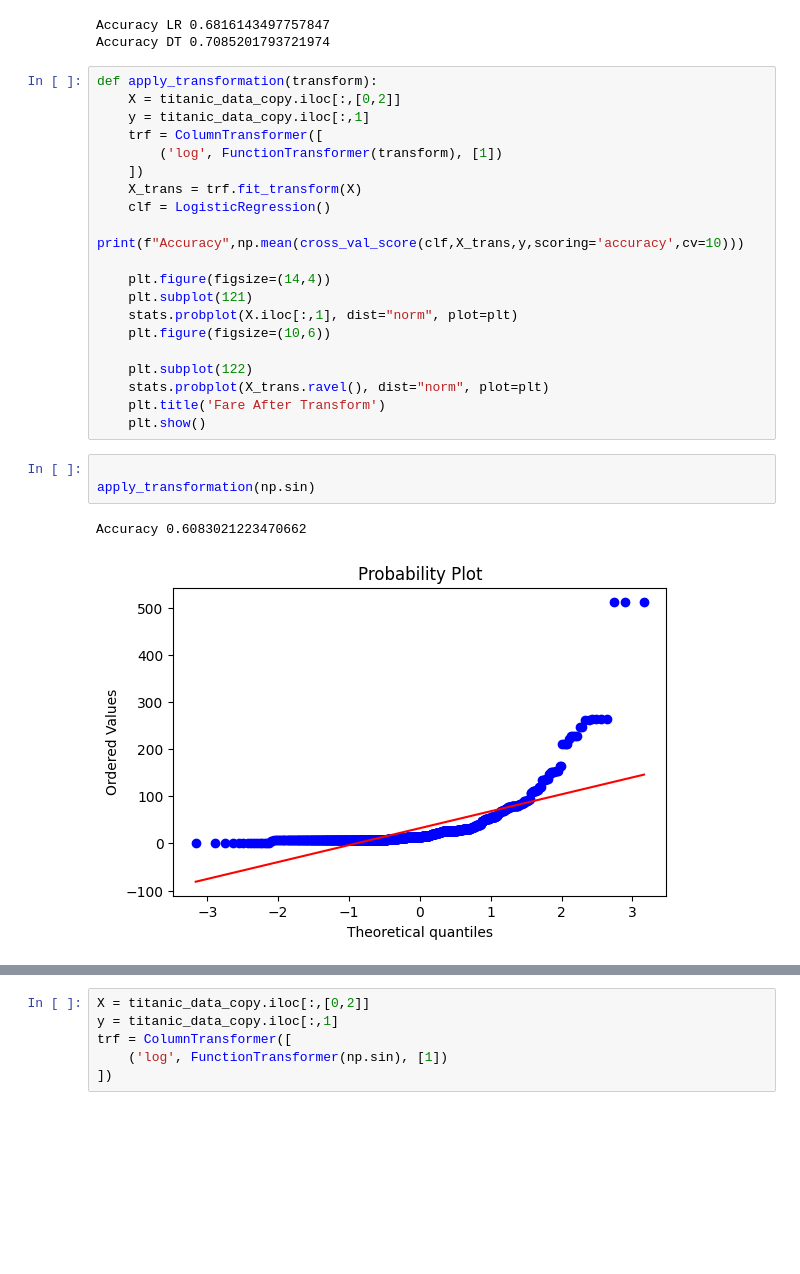
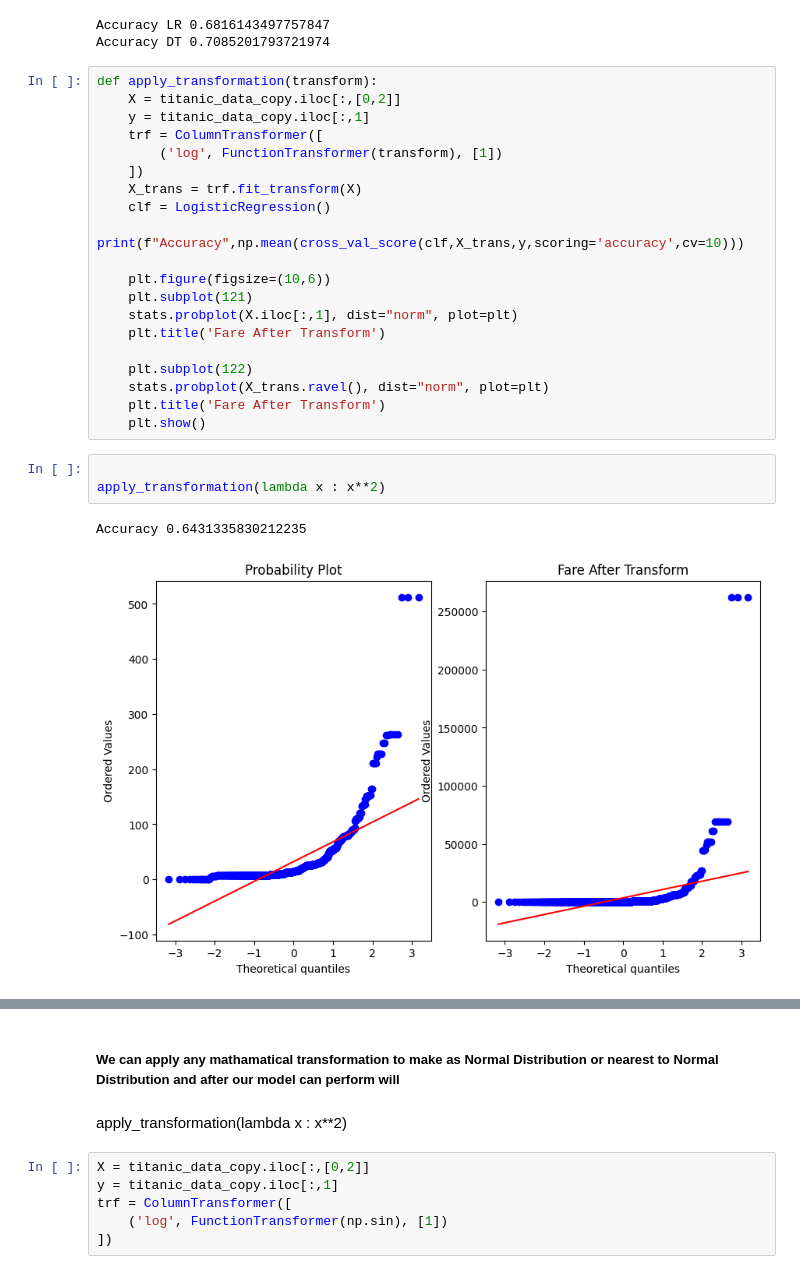
Before and after one commit to chanduchandr/My-Projects, a Jupyter notebook: FeatureEngineering/Feature tranformation/Mathamatical Transformer/Function Transformer/Log_Square_transformer.ipynb, the cells around one changed output, grey strips where cells are left out. Saved outputs shown, nothing was run; the diff lists cells and outputs as text; blank space fills up the shorter version.

Commit message:
changes made on plot and added commends

```diff
--- a/FeatureEngineering/Feature tranformation/Mathamatical Transformer/Function Transformer/Log_Square_transformer.ipynb
+++ b/FeatureEngineering/Feature tranformation/Mathamatical Transformer/Function Transformer/Log_Square_transformer.ipynb
@@ -290,10 +290,10 @@ def apply_transformation(transform):
     clf = LogisticRegression()
     print(f"Accuracy",np.mean(cross_val_score(clf,X_trans,y,scoring='accuracy',cv=10)))
 
-    plt.figure(figsize=(14,4))
+    plt.figure(figsize=(10,6))
     plt.subplot(121)
     stats.probplot(X.iloc[:,1], dist="norm", plot=plt)
-    plt.figure(figsize=(10,6))
+    plt.title('Fare After Transform')
 
     plt.subplot(122)
     stats.probplot(X_trans.ravel(), dist="norm", plot=plt)
@@ -301,7 +301,7 @@ def apply_transformation(transform):
     plt.show()
 # %%
 
-apply_transformation(np.sin)
+apply_transformation(lambda x : x**2)
 # %% [output]
-Accuracy 0.6083021223470662
+Accuracy 0.6431335830212235
-[figure, old version]
+[figure, new version]
@@ -309,3 +308,8 @@ Accuracy 0.6083021223470662
+# %% [markdown]
+##### We can apply any mathamatical transformation to make as Normal Distribution or nearest to Normal Distribution and after our model can perform will
+# %% [markdown]
+
+apply_transformation(lambda x : x**2)
 # %%
 X = titanic_data_copy.iloc[:,[0,2]]
 y = titanic_data_copy.iloc[:,1]
```
Also changed, not shown: parts of 1 cell of this notebook.
